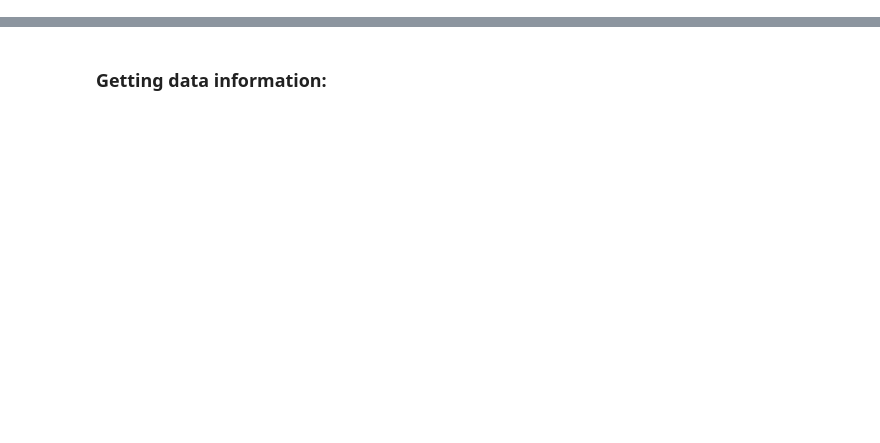
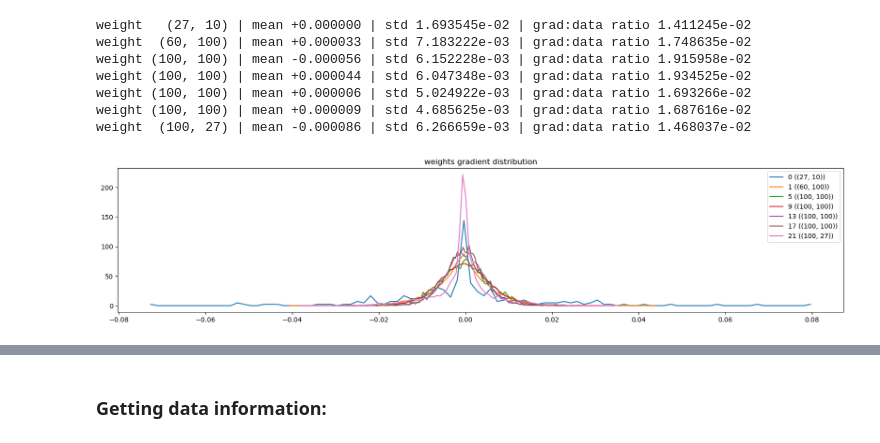
Before and after one commit to noah004/building-makemore, a Jupyter notebook: makemore_part2.ipynb, the cells around one changed output, grey strips where cells are left out. Cells and saved outputs as stored; diff of their text form; code cells hidden in the pictures; blank space fills up the shorter version.

```diff
--- a/makemore_part2.ipynb
+++ b/makemore_part2.ipynb
@@ -6,0 +257,21 @@ import random
+# %%
+plt.figure(figsize=(20,4))
+legends = []
+for i, p in enumerate(parameters):
+    if p.ndim == 2:
+        t = p.grad
+        print('weight %10s | mean %+f | std %e | grad:data ratio %e' % (tuple(p.shape), t.mean(), t.std(), t.std() / p.std()))
+        hy, hx = torch.histogram(t, density=True)
+        plt.plot(hx[:-1].detach(), hy.detach())
+        legends.append(f'{i} ({tuple(p.shape)})')
+plt.legend(legends)
+plt.title('weights gradient distribution');
+# %% [output]
+weight   (27, 10) | mean +0.000000 | std 1.693545e-02 | grad:data ratio 1.411245e-02
+weight  (60, 100) | mean +0.000033 | std 7.183222e-03 | grad:data ratio 1.748635e-02
+weight (100, 100) | mean -0.000056 | std 6.152228e-03 | grad:data ratio 1.915958e-02
+weight (100, 100) | mean +0.000044 | std 6.047348e-03 | grad:data ratio 1.934525e-02
+weight (100, 100) | mean +0.000006 | std 5.024922e-03 | grad:data ratio 1.693266e-02
+weight (100, 100) | mean +0.000009 | std 4.685625e-03 | grad:data ratio 1.687616e-02
+weight  (100, 27) | mean -0.000086 | std 6.266659e-03 | grad:data ratio 1.468037e-02
+[figure, added]
```
Also changed, not shown: parts of 38 cells of this notebook.
